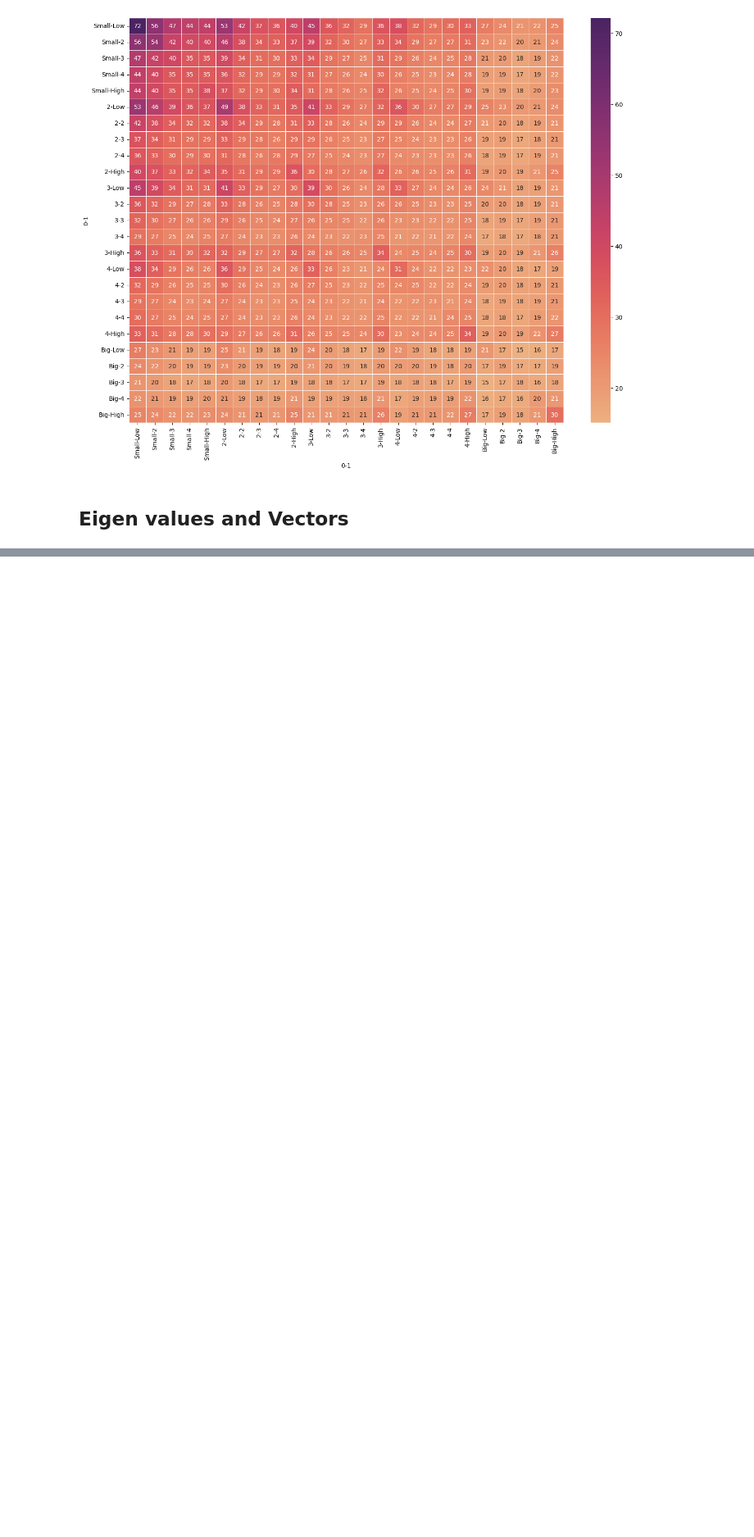
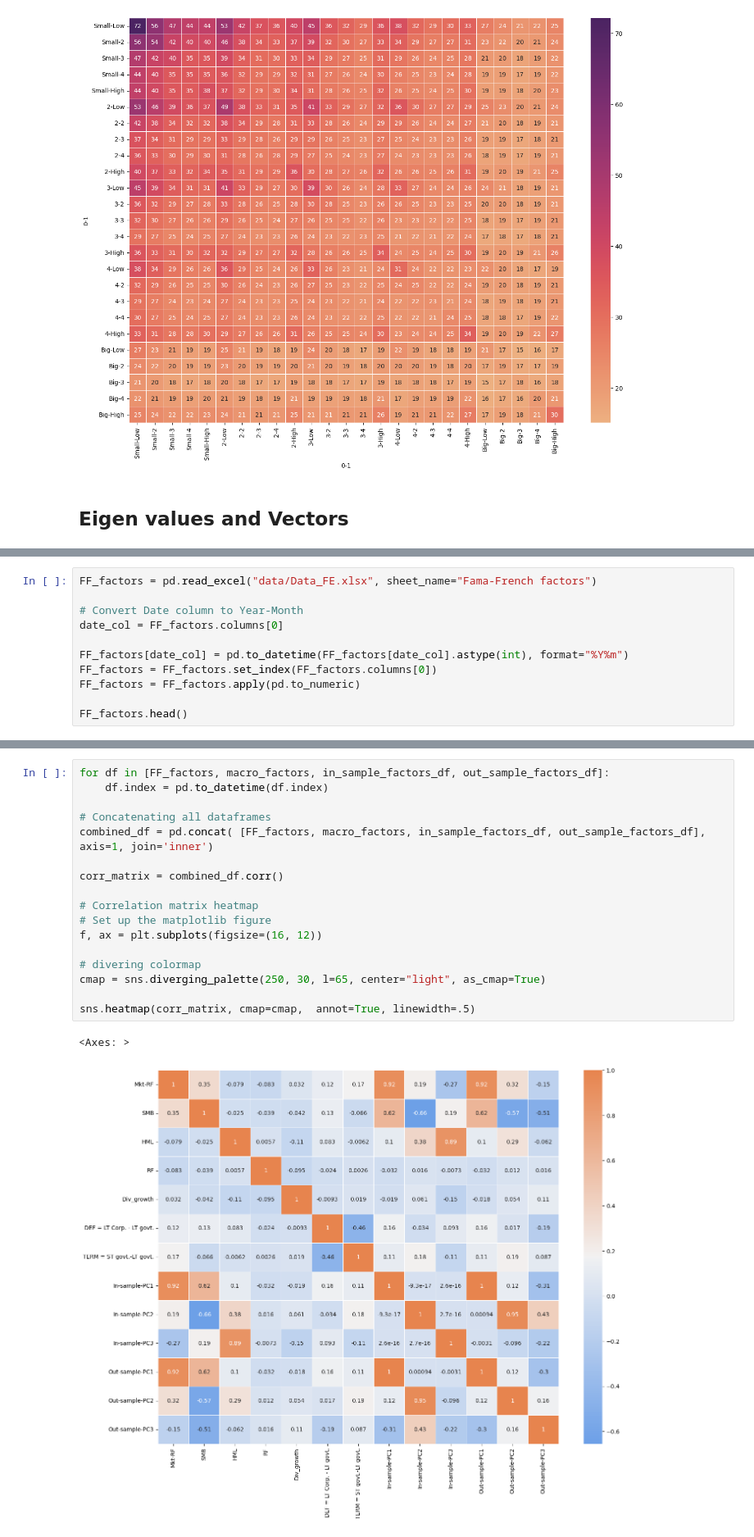
Before and after one commit to Hemasrikar/Financial-Statistics-and-Econometrics, a Jupyter notebook: forming_some_factors.ipynb, the cells around one changed output, grey strips where cells are left out. Shown at 82% size. Drawn from its saved outputs; the diff is of its cells as text; blank space fills up the shorter version.

```diff
--- a/forming_some_factors.ipynb
+++ b/forming_some_factors.ipynb
@@ -244,0 +250,11 @@ out_sample_factors_df.head()
+# %%
+FF_factors = pd.read_excel("data/Data_FE.xlsx", sheet_name="Fama-French factors")
+
+# Convert Date column to Year-Month
+date_col = FF_factors.columns[0]
+
+FF_factors[date_col] = pd.to_datetime(FF_factors[date_col].astype(int), format="%Y%m")
+FF_factors = FF_factors.set_index(FF_factors.columns[0])
+FF_factors = FF_factors.apply(pd.to_numeric)
+
+FF_factors.head()
@@ -244,0 +271,20 @@ out_sample_factors_df.head()
+# %%
+for df in [FF_factors, macro_factors, in_sample_factors_df, out_sample_factors_df]:
+    df.index = pd.to_datetime(df.index)
+
+# Concatenating all dataframes
+combined_df = pd.concat( [FF_factors, macro_factors, in_sample_factors_df, out_sample_factors_df], axis=1, join='inner')
+
+corr_matrix = combined_df.corr()
+
+# Correlation matrix heatmap
+# Set up the matplotlib figure
+f, ax = plt.subplots(figsize=(16, 12))
+
+# divering colormap
+cmap = sns.diverging_palette(250, 30, l=65, center="light", as_cmap=True)
+
+sns.heatmap(corr_matrix, cmap=cmap,  annot=True, linewidth=.5)
+# %% [output]
+<Axes: >
+[figure, added]
```
Also changed, not shown: parts of 9 cells of this notebook.
